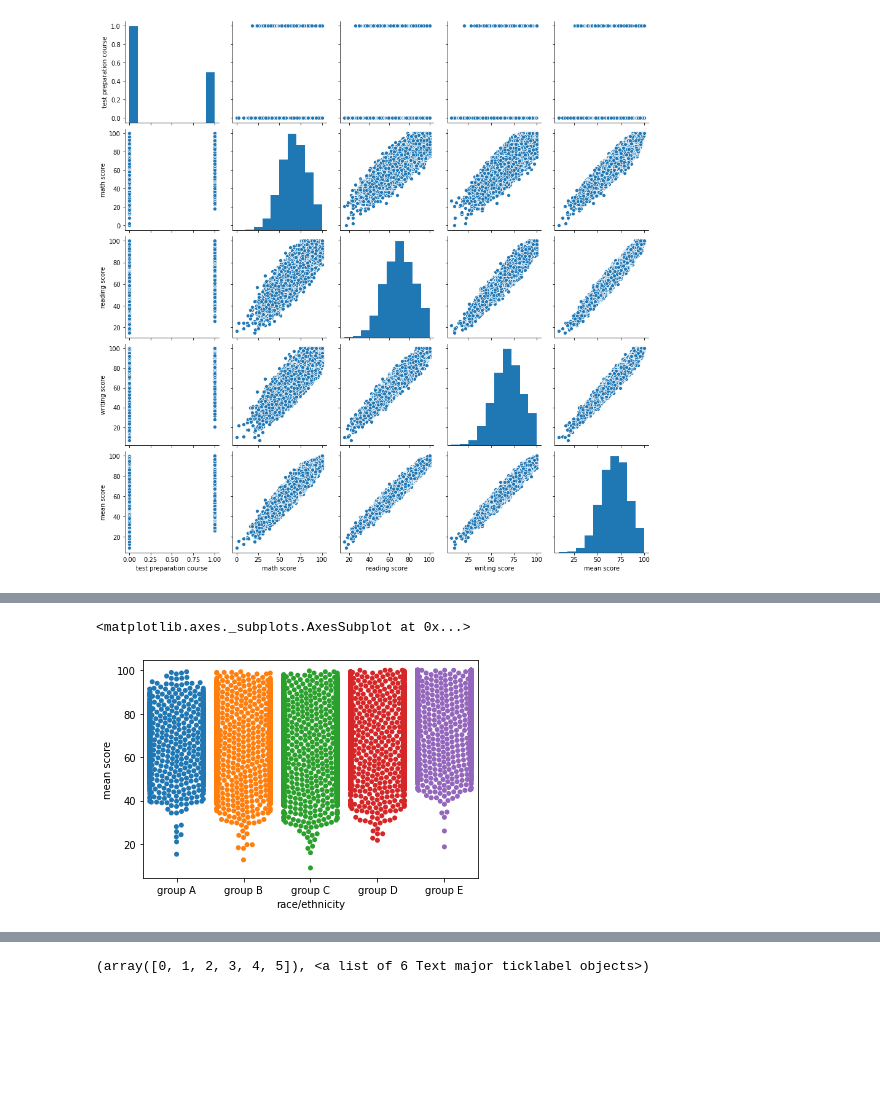
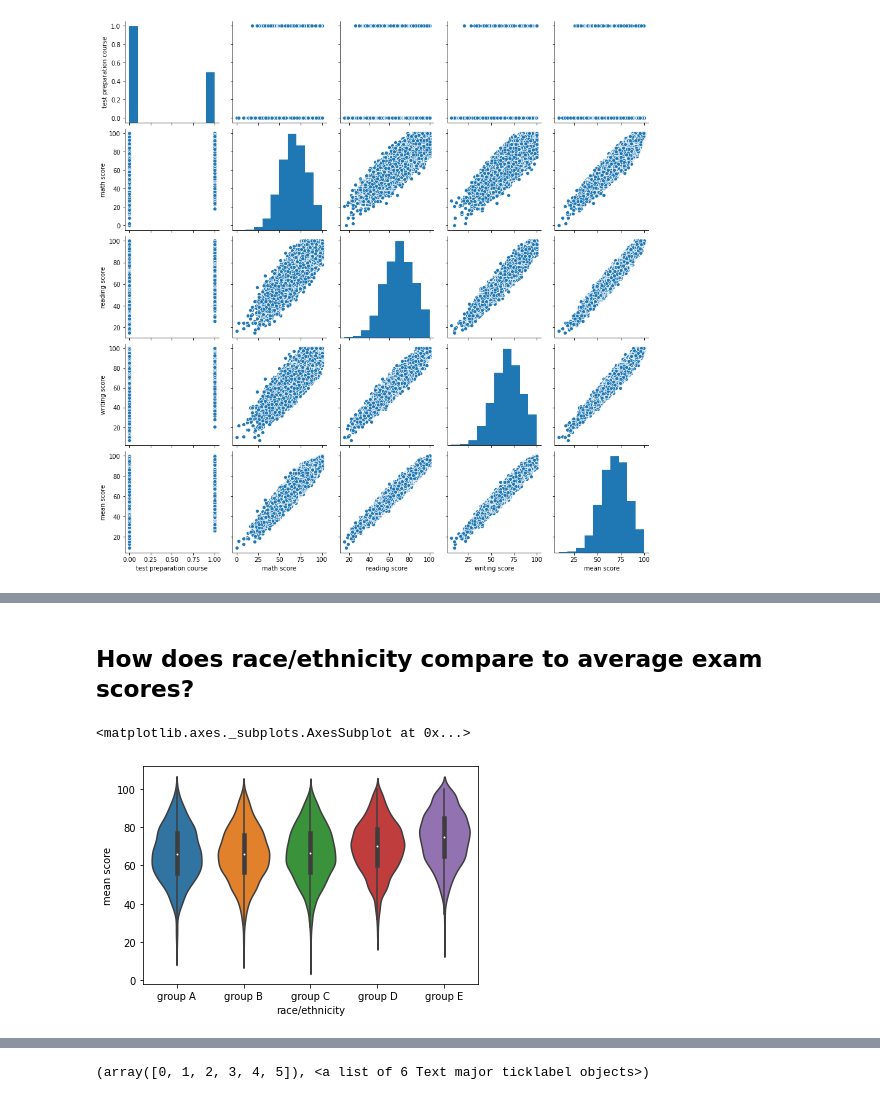
Before and after one commit to taflor/Student-Scores, a Jupyter notebook: notebooks/1.2 Exploratory Data Analysis.ipynb, the cells around one changed output, grey strips where cells are left out. Cells and saved outputs as stored; diff of their text form; code cells hidden in the pictures; blank space fills up the shorter version.

```diff
--- a/notebooks/1.2 Exploratory Data Analysis.ipynb
+++ b/notebooks/1.2 Exploratory Data Analysis.ipynb
@@ -547,5 +710,7 @@ This means we can reject the null hypothesis stating that the two sample means a
+# %% [markdown]
+## How does race/ethnicity compare to average exam scores?
 # %%
-sns.swarmplot(x='race/ethnicity',y='mean score',data=df)
+sns.violinplot(x='race/ethnicity',y='mean score',data=df)
 # %% [output]
 <matplotlib.axes._subplots.AxesSubplot at 0x...>
-[figure, old version]
+[figure, new version]
```
Also changed, not shown: parts of 54 cells of this notebook, 8 other files.
